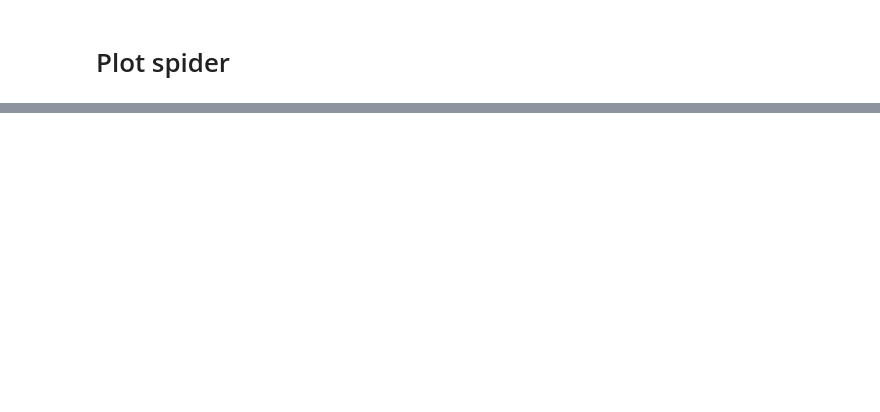
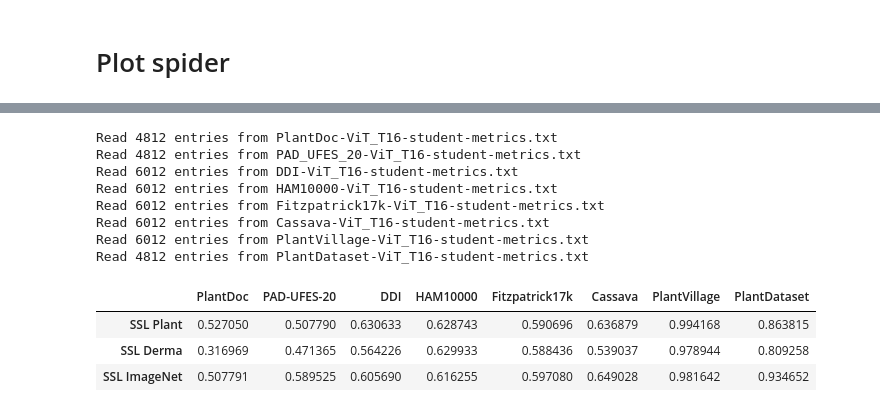
Before and after one commit to AlexanderPeter/thesis, a Jupyter notebook: code/31_plot_spider.ipynb, the cells around one changed output, grey strips where cells are left out. Saved outputs shown, nothing was run; the diff lists cells and outputs as text; code cells hidden in the pictures; blank space fills up the shorter version.

```diff
--- a/code/31_plot_spider.ipynb
+++ b/code/31_plot_spider.ipynb
@@ -126,3 +89,19 @@ Read 4010 entries from PlantDataset-ResNet50-metrics.txt
+# %%
+df_plot = load_datasets_and_aggregate(dataset_configs, selection_config)
+df_plot
+# %% [output]
+Read 4812 entries from PlantDoc-ViT_T16-student-metrics.txt
+Read 4812 entries from PAD_UFES_20-ViT_T16-student-metrics.txt
+Read 6012 entries from DDI-ViT_T16-student-metrics.txt
+Read 6012 entries from HAM10000-ViT_T16-student-metrics.txt
+Read 6012 entries from Fitzpatrick17k-ViT_T16-student-metrics.txt
+Read 6012 entries from Cassava-ViT_T16-student-metrics.txt
+Read 6012 entries from PlantVillage-ViT_T16-student-metrics.txt
+Read 4812 entries from PlantDataset-ViT_T16-student-metrics.txt
+|  | PlantDoc | PAD-UFES-20 | DDI | HAM10000 | Fitzpatrick17k | Cassava | PlantVillage | PlantDataset |
+| SSL Plant | 0.527050 | 0.507790 | 0.630633 | 0.628743 | 0.590696 | 0.636879 | 0.994168 | 0.863815 |
+| SSL Derma | 0.316969 | 0.471365 | 0.564226 | 0.629933 | 0.588436 | 0.539037 | 0.978944 | 0.809258 |
+| SSL ImageNet | 0.507791 | 0.589525 | 0.605690 | 0.616255 | 0.597080 | 0.649028 | 0.981642 | 0.934652 |
 # %%
 colors = ["b", "r", "g", "m", "y"]
 
```
Also changed, not shown: parts of 5 cells of this notebook, 3 other files.
